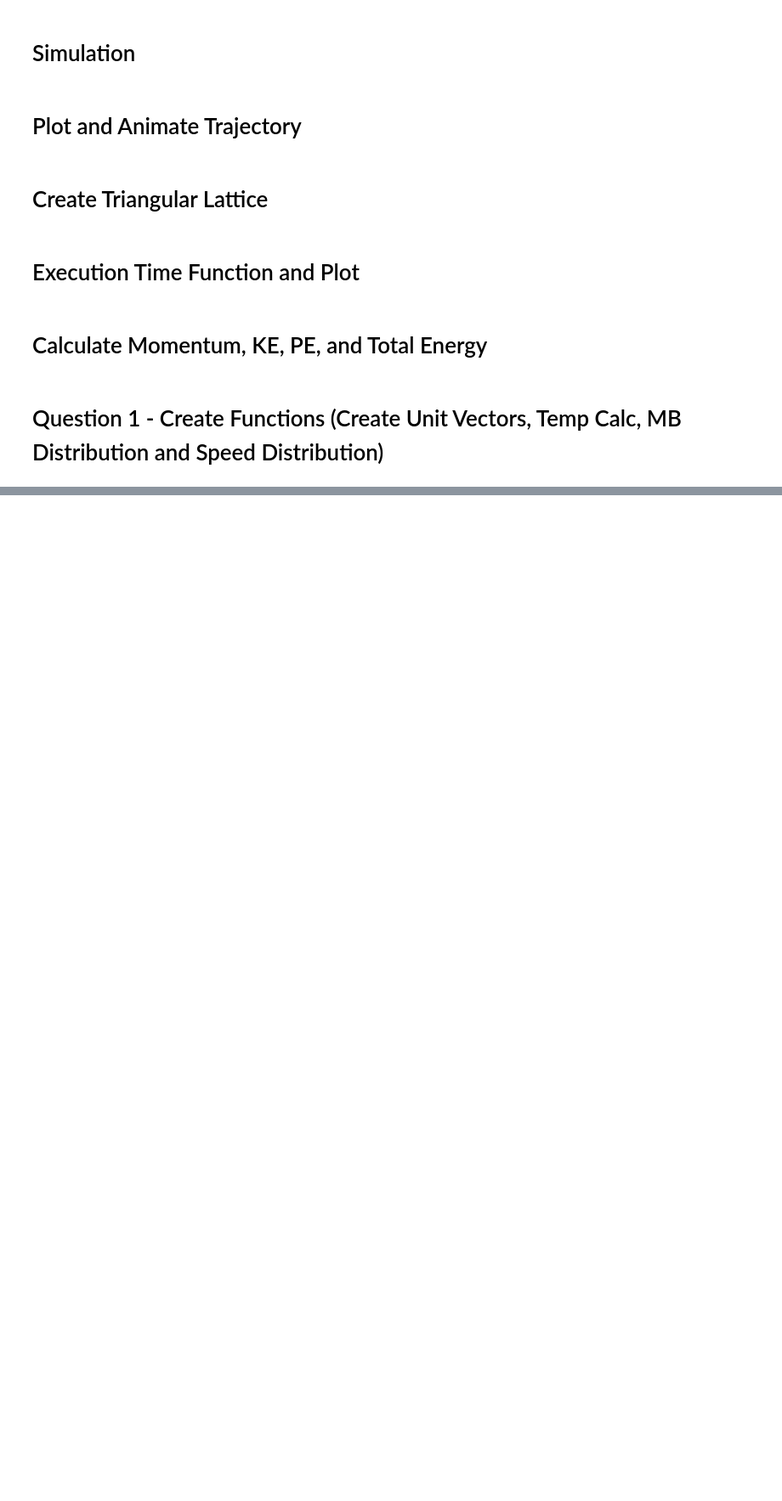
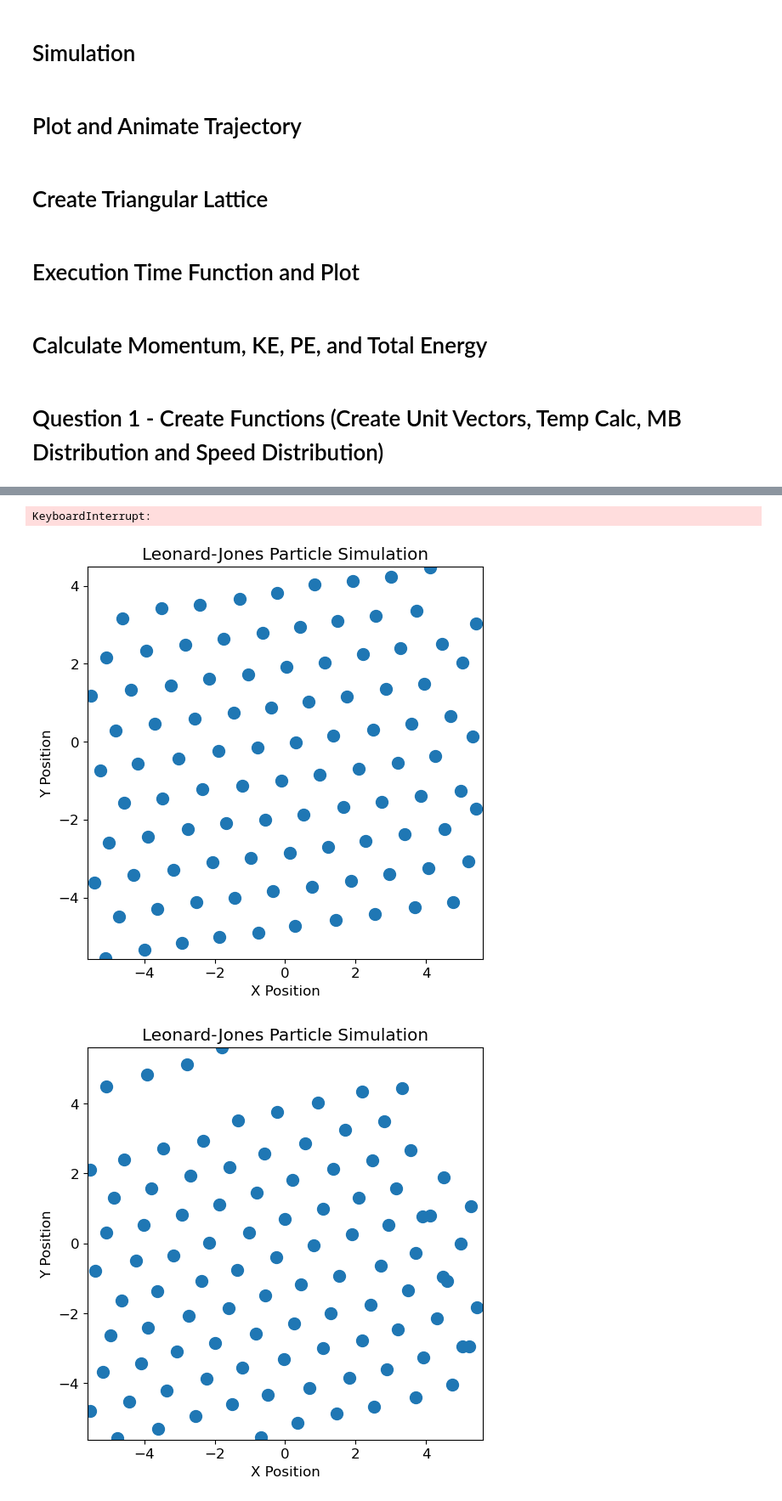
Before and after one commit to MoSpoonRhakib/EID444HW4, a Jupyter notebook: EID444HW4-Mohammed Rhakib.ipynb, the cells around one changed output, grey strips where cells are left out. Shown at 85% size. Drawn from its saved outputs; the diff is of its cells as text; code cells hidden in the pictures; blank space fills up the shorter version.

```diff
--- a/EID444HW4-Mohammed Rhakib.ipynb
+++ b/EID444HW4-Mohammed Rhakib.ipynb
@@ -291,0 +368,7 @@ def MB_distribution(Temp, v_max, dv):
+# %%
+for trajectory in trajectories.values():
+    animate_trajectory(trajectory, L)
+# %% [output]
+KeyboardInterrupt:
+[figure, added]
+[figure, added]
```
Also changed, not shown: parts of 12 cells of this notebook, 1 other file.
